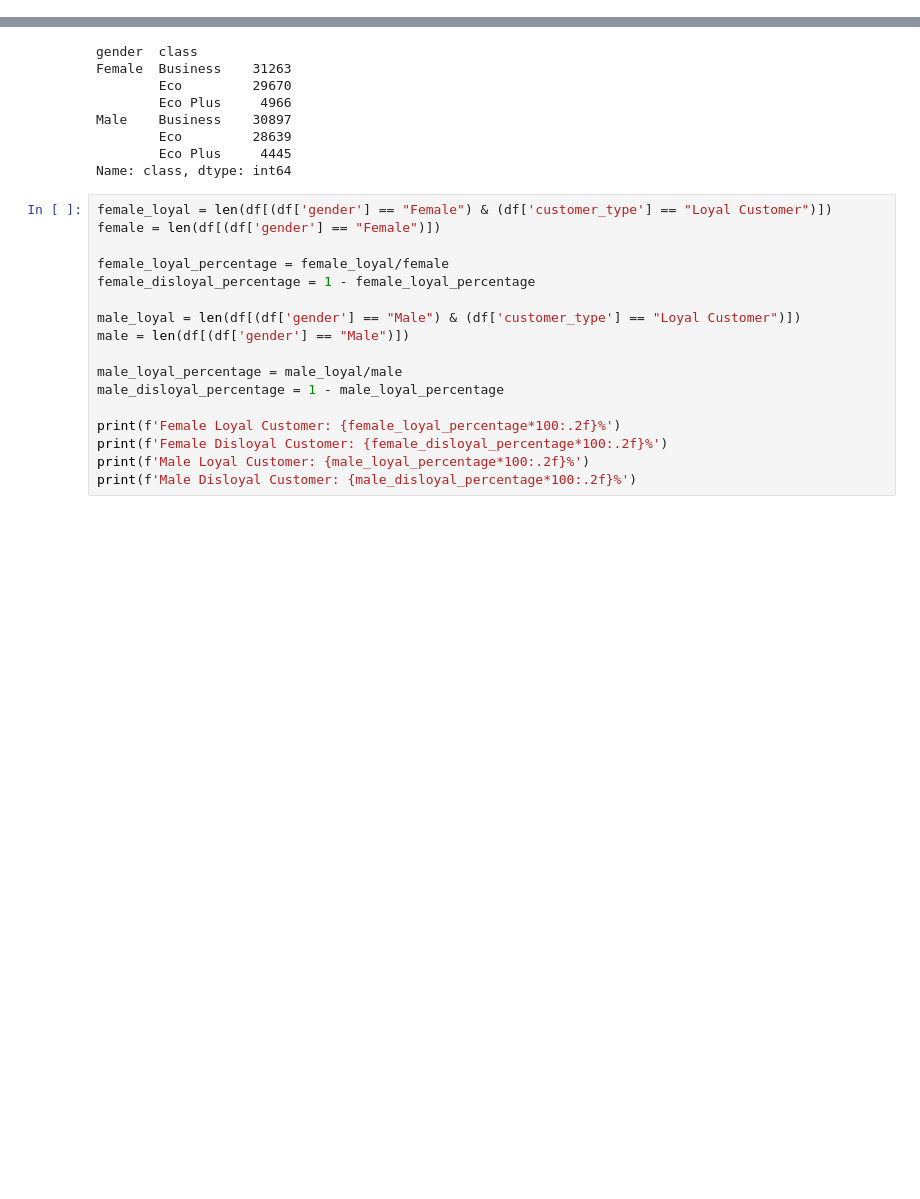
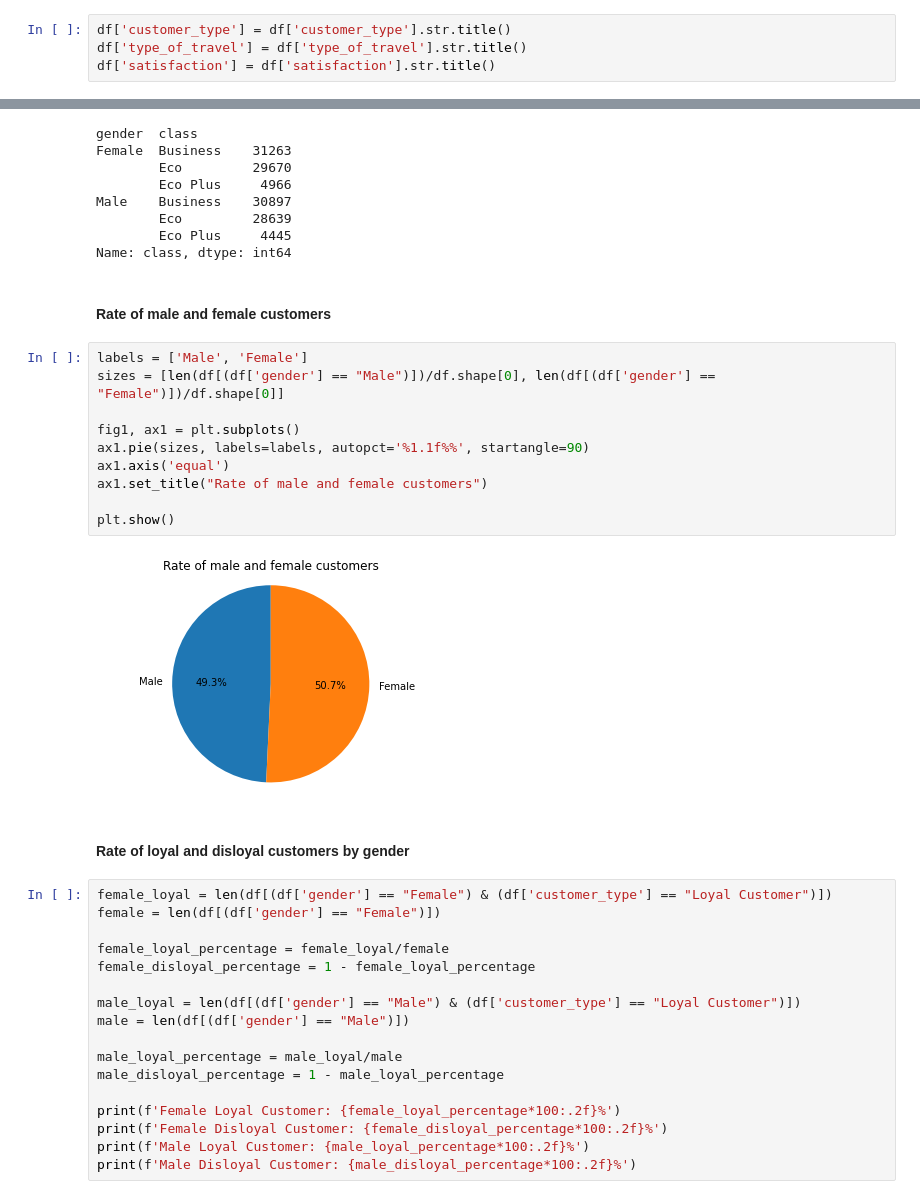
Before and after one commit to GabrielTourinho/airlilne_passenger_satisfaction, a Jupyter notebook: Airline Passenger Satisfaction.ipynb, the cells around one changed output, grey strips where cells are left out. Cells and saved outputs as stored; diff of their text form; blank space fills up the shorter version.

```diff
--- a/Airline Passenger Satisfaction.ipynb
+++ b/Airline Passenger Satisfaction.ipynb
@@ -148,0 +230,4 @@ df['arrival_delay_in_minutes'].isnull().sum()
+# %%
+df['customer_type'] = df['customer_type'].str.title()
+df['type_of_travel'] = df['type_of_travel'].str.title()
+df['satisfaction'] = df['satisfaction'].str.title()
@@ -210,6 +462,22 @@ Male    Business    30897
         Eco         28639
         Eco Plus     4445
 Name: class, dtype: int64
+# %% [markdown]
+#### Rate of male and female customers <a name="m_f_rate"></a>
+# %%
+labels = ['Male', 'Female']
+sizes = [len(df[(df['gender'] == "Male")])/df.shape[0], len(df[(df['gender'] == "Female")])/df.shape[0]]
+
+fig1, ax1 = plt.subplots()
+ax1.pie(sizes, labels=labels, autopct='%1.1f%%', startangle=90)
+ax1.axis('equal')
+ax1.set_title("Rate of male and female customers")
+
+plt.show()
+# %% [output]
+[figure, added]
+# %% [markdown]
+#### Rate of loyal and disloyal customers by gender <a name="gender_loyal_rate"></a>
 # %%
 female_loyal = len(df[(df['gender'] == "Female") & (df['customer_type'] == "Loyal Customer")])
 female = len(df[(df['gender'] == "Female")])
```
Also changed, not shown: parts of 89 cells of this notebook, 1 other file.
